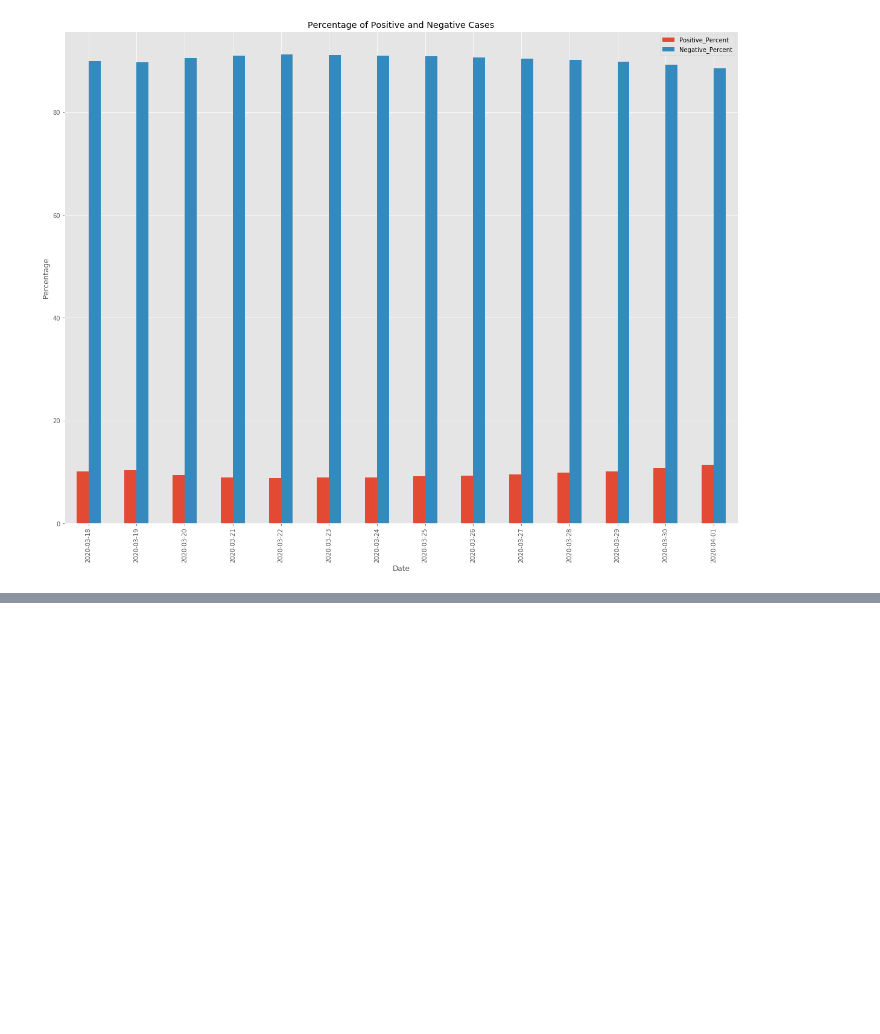
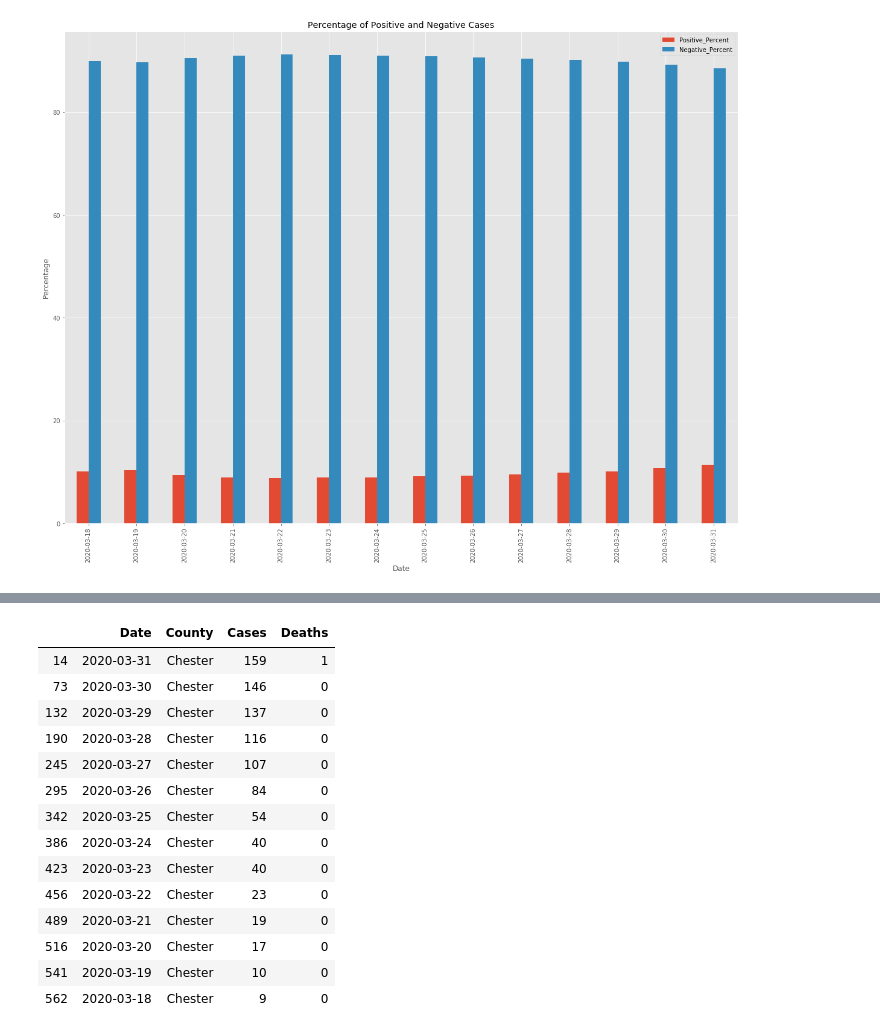
Before and after one commit to bchan01/covid-19-data-analysis, a Jupyter notebook: data-analysis.ipynb, the cells around one changed output, grey strips where cells are left out. Cells and saved outputs as stored; diff of their text form; code cells hidden in the pictures; blank space fills up the shorter version.

```diff
--- a/data-analysis.ipynb
+++ b/data-analysis.ipynb
@@ -79,0 +108,20 @@ plt.show()
+# %%
+county_name = 'Chester'
+df_county = df_county[df_county['County']== county_name]
+df_county
+# %% [output]
+|  | Date | County | Cases | Deaths |
+| 14 | 2020-03-31 | Chester | 159 | 1 |
+| 73 | 2020-03-30 | Chester | 146 | 0 |
+| 132 | 2020-03-29 | Chester | 137 | 0 |
+| 190 | 2020-03-28 | Chester | 116 | 0 |
+| 245 | 2020-03-27 | Chester | 107 | 0 |
+| 295 | 2020-03-26 | Chester | 84 | 0 |
+| 342 | 2020-03-25 | Chester | 54 | 0 |
+| 386 | 2020-03-24 | Chester | 40 | 0 |
+| 423 | 2020-03-23 | Chester | 40 | 0 |
+| 456 | 2020-03-22 | Chester | 23 | 0 |
+| 489 | 2020-03-21 | Chester | 19 | 0 |
+| 516 | 2020-03-20 | Chester | 17 | 0 |
+| 541 | 2020-03-19 | Chester | 10 | 0 |
+| 562 | 2020-03-18 | Chester | 9 | 0 |
```
Also changed, not shown: parts of 6 cells of this notebook, 3 other files.
